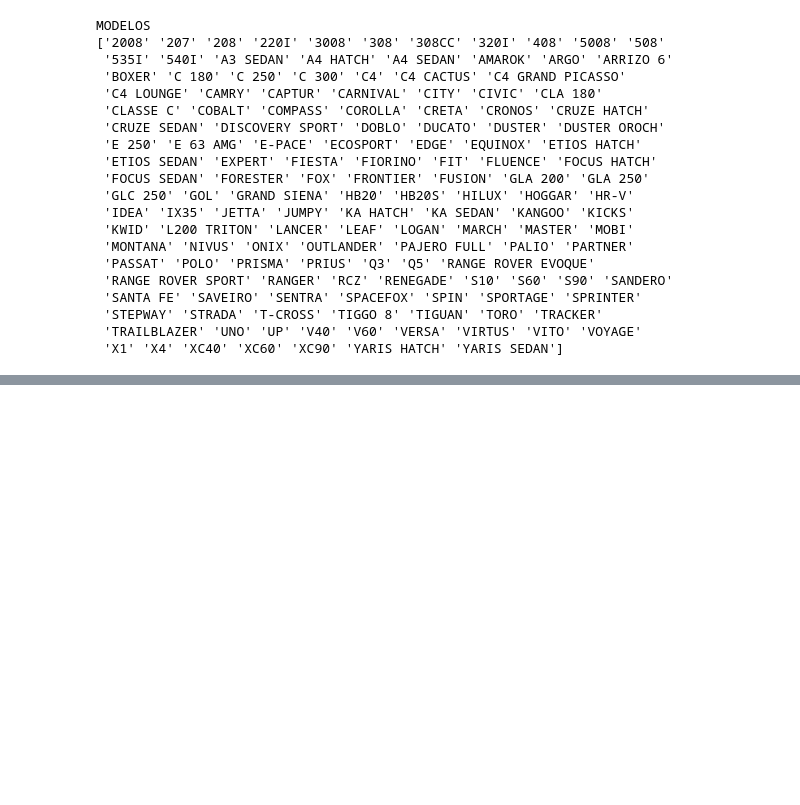
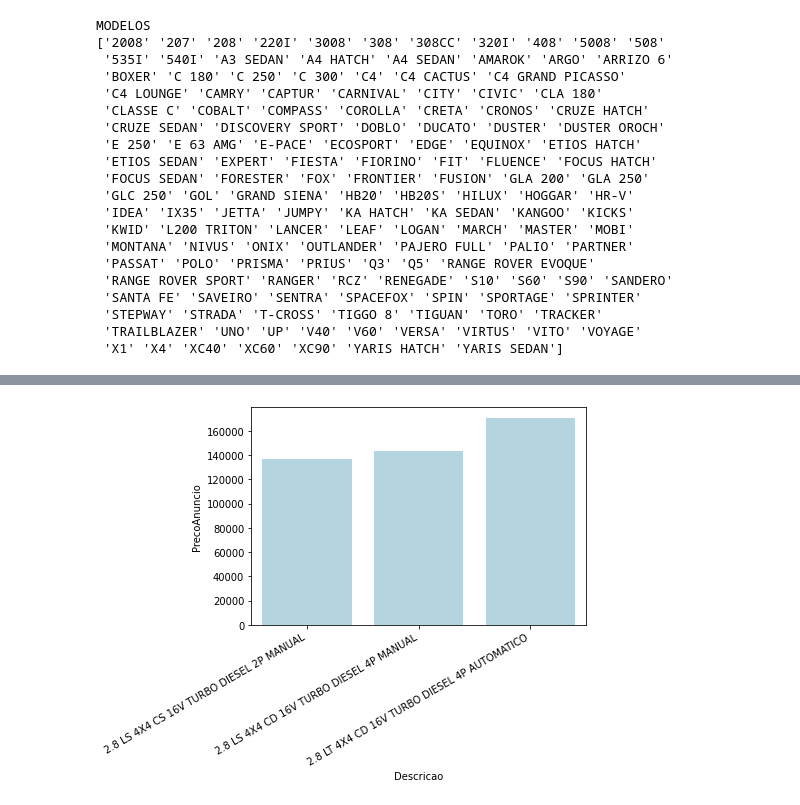
Before and after one commit to engpedrorsc/analise_zoss, a Jupyter notebook: notebook.ipynb, the cells around one changed output, grey strips where cells are left out. Cells and saved outputs as stored; diff of their text form; code cells hidden in the pictures; blank space fills up the shorter version.

```diff
--- a/notebook.ipynb
+++ b/notebook.ipynb
@@ -200,0 +228,7 @@ plt.show()
+# %%
+group = 'Descricao'
+info = 'PrecoAnuncio'
+df_group = df_fuel_filtered.groupby([group]).mean()
+plot(df_group, info, sort=True, type='barplot')
+# %% [output]
+[figure, added]
```
Also changed, not shown: parts of 36 cells of this notebook, 1 other file.
